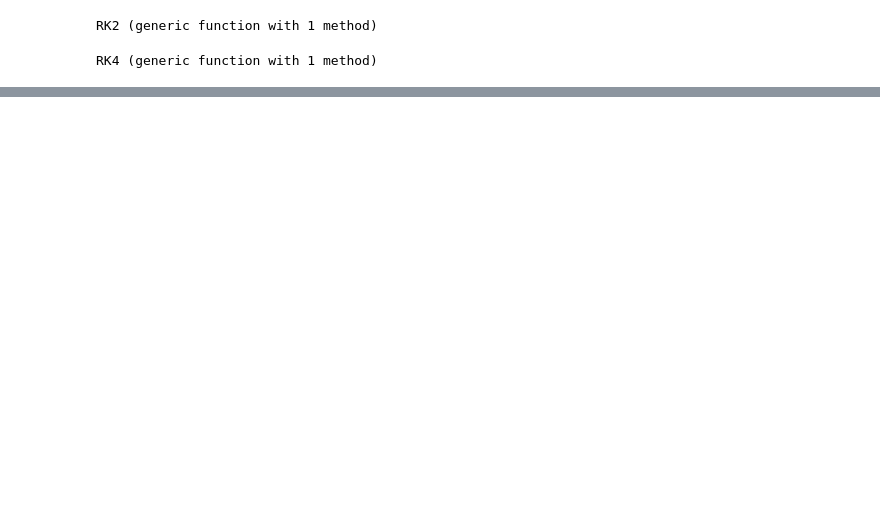
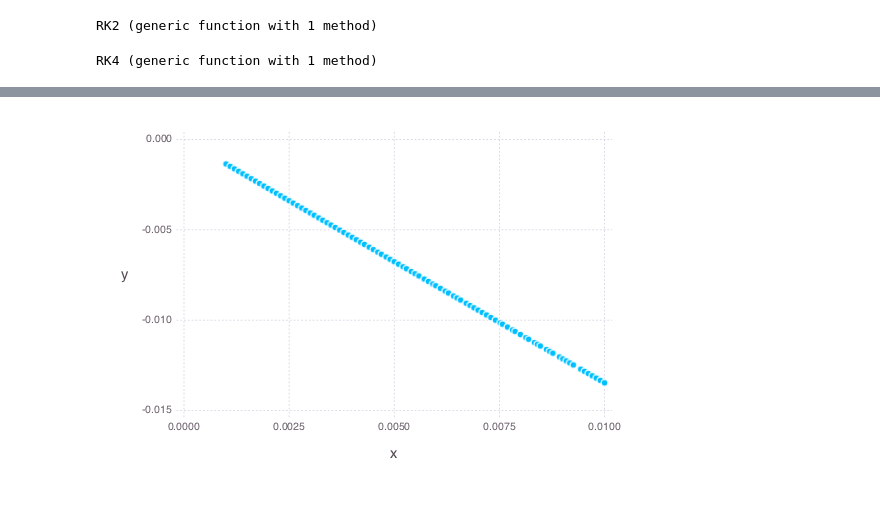
Before and after one commit to albi3ro/M4, a Jupyter notebook: diffeq.ipynb, the cells around one changed output, grey strips where cells are left out. Saved outputs shown, nothing was run; the diff lists cells and outputs as text; code cells hidden in the pictures; blank space fills up the shorter version.

```diff
--- a/diffeq.ipynb
+++ b/diffeq.ipynb
@@ -302,6 +332,10 @@ for ii in 1:length(dt)
     errfRK2[ii]=xRK2[1,end]-correctans
     errfRK4[ii]=xRK4[1,end]-correctans
 end
+# %%
+plot(x=dt,y=errfEU)
+# %% [output]
+[figure, added]
 # %%
 lEU=layer(x=dt,y=errfEU,Geom.point,
 Theme(highlight_width=0pt,default_color=green,
```
Also changed, not shown: parts of 15 cells of this notebook, 4 other files.
